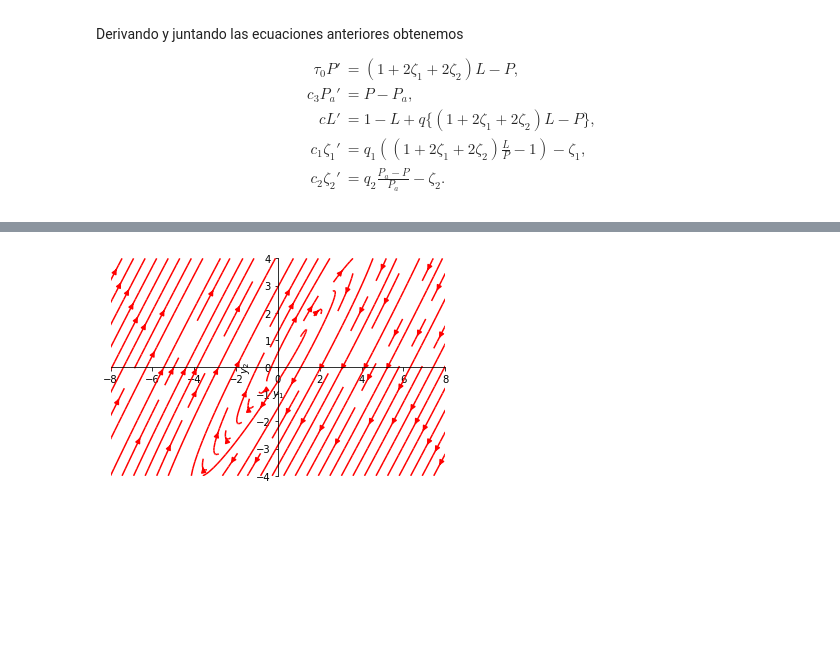
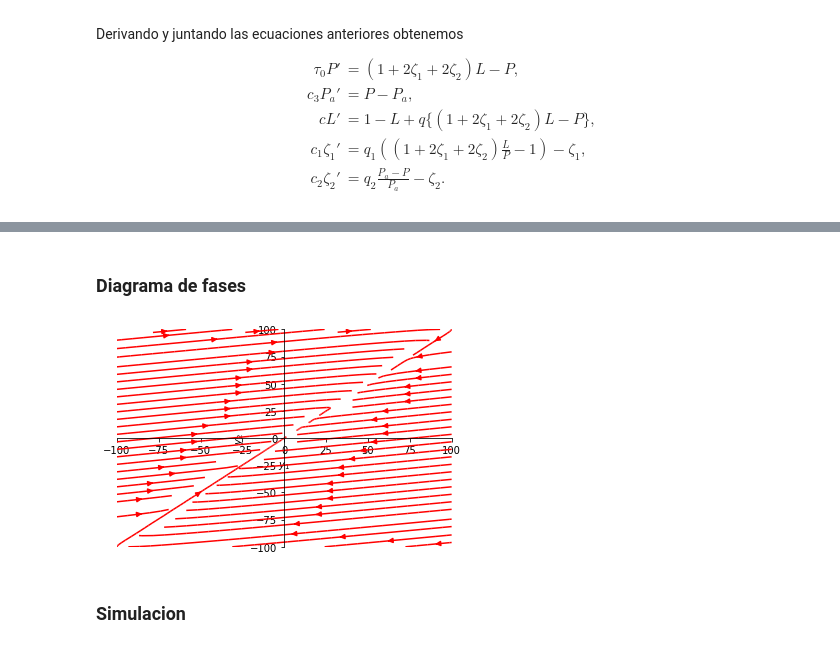
Before and after one commit to aguumg/Price-Dynamics, a Jupyter notebook: Price Action.ipynb, the cells around one changed output, grey strips where cells are left out. Cells and saved outputs as stored; diff of their text form; code cells hidden in the pictures; blank space fills up the shorter version.

```diff
--- a/Price Action.ipynb
+++ b/Price Action.ipynb
@@ -275,8 +279,11 @@ Escalamos por $c=c_1=c_2=1$ para simplificar los cálculos y permitimos arbitrar
+# %% [markdown]
+### Diagrama de fases
 # %%
 c=c_1=c_2=1
 c_3=10
-tau_0=0.1
+tau_0=0.01
 zeta_1=0
 zeta_2=0
 q=15
+aux=1+2*zeta_1+2*zeta_2
 # %%
@@ -298,8 +304,8 @@ def f(Y, t):
     return [(aux*y2-y1)/tau_0, (1-y2+q*(aux*y2-y1))/c]
 
 # Definimos la grilla definiendo tiras y1 e y2 y combinandolas como una tira en R2 usando meshgrid.
-y1 = np.linspace(-8.0, 8.0, 20)
-y2 = np.linspace(-4.0, 4.0, 20)
+y1 = np.linspace(-100, 100, 1000)
+y2 = np.linspace(-100, 100, 1000)
 
 Y1, Y2 = np.meshgrid(y1, y2)
 
@@ -320,26 +326,28 @@ for i in range(NI):
 # %%
 ###################################################
 #centramos los ejes
 fig = plt.figure()
 ax = fig.add_subplot(1, 1, 1)
 
 #spine placement data centered
 
 ax.spines['left'].set_position(('data', 0.0))
 ax.spines['bottom'].set_position(('data', 0.0))
 ax.spines['right'].set_color('none')
 ax.spines['top'].set_color('none')
 ###################################################
 Q1 = plt.streamplot(Y1, Y2, u, v, color='r')
 
 plt.xlabel('$y_1$')
 plt.ylabel('$y_2$')
-plt.xlim([-8, 8])
-plt.ylim([-4, 4])
+plt.xlim([-100, 100])
+plt.ylim([-100, 100])
 
 #plt.savefig('Diagrama de fases as plt.streamplot.png')
 
 #plt.clf()
 plt.show()
 # %% [output]
-[figure, old version]
+[figure, new version]
+# %% [markdown]
+### Simulacion
```
Also changed, not shown: parts of 13 cells of this notebook.
